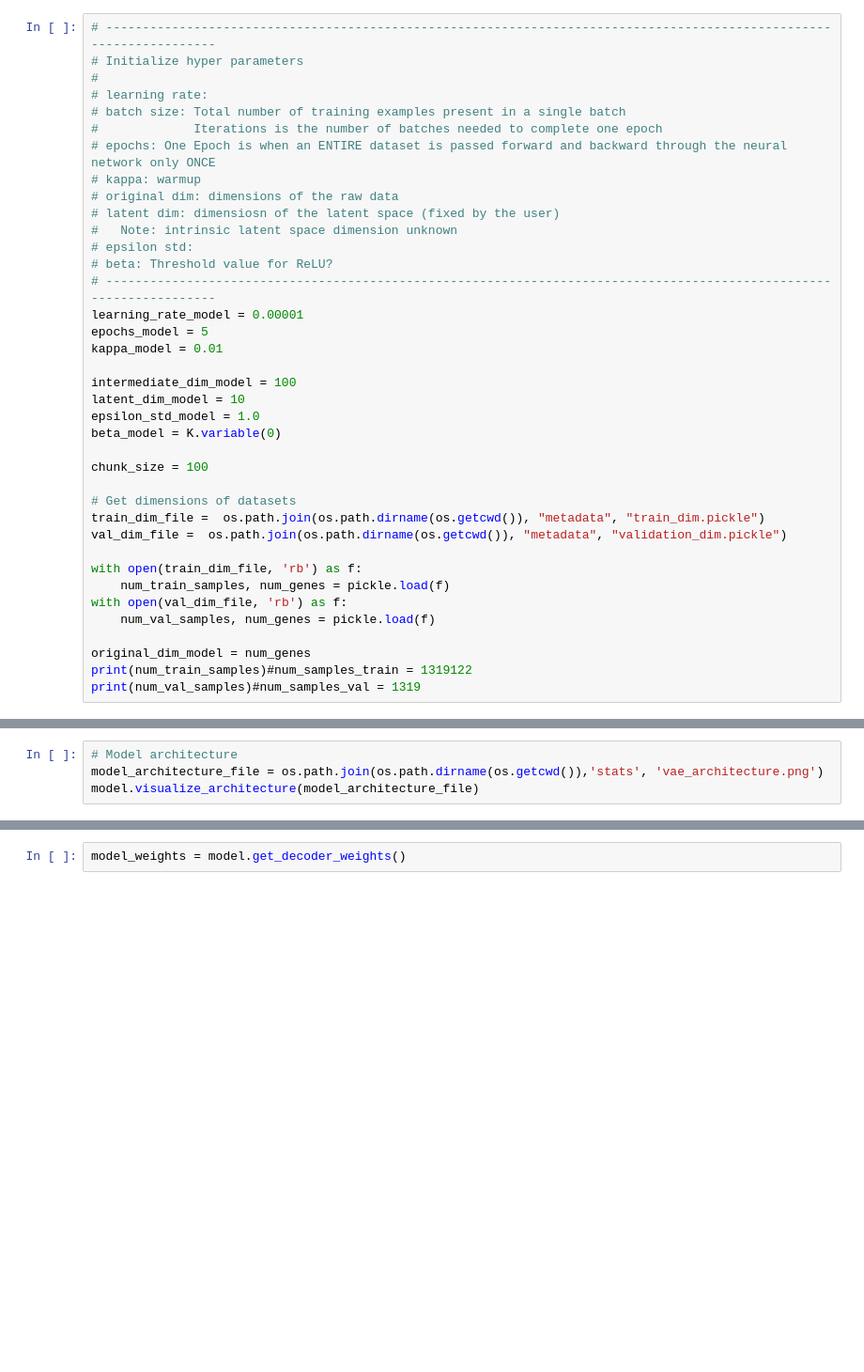
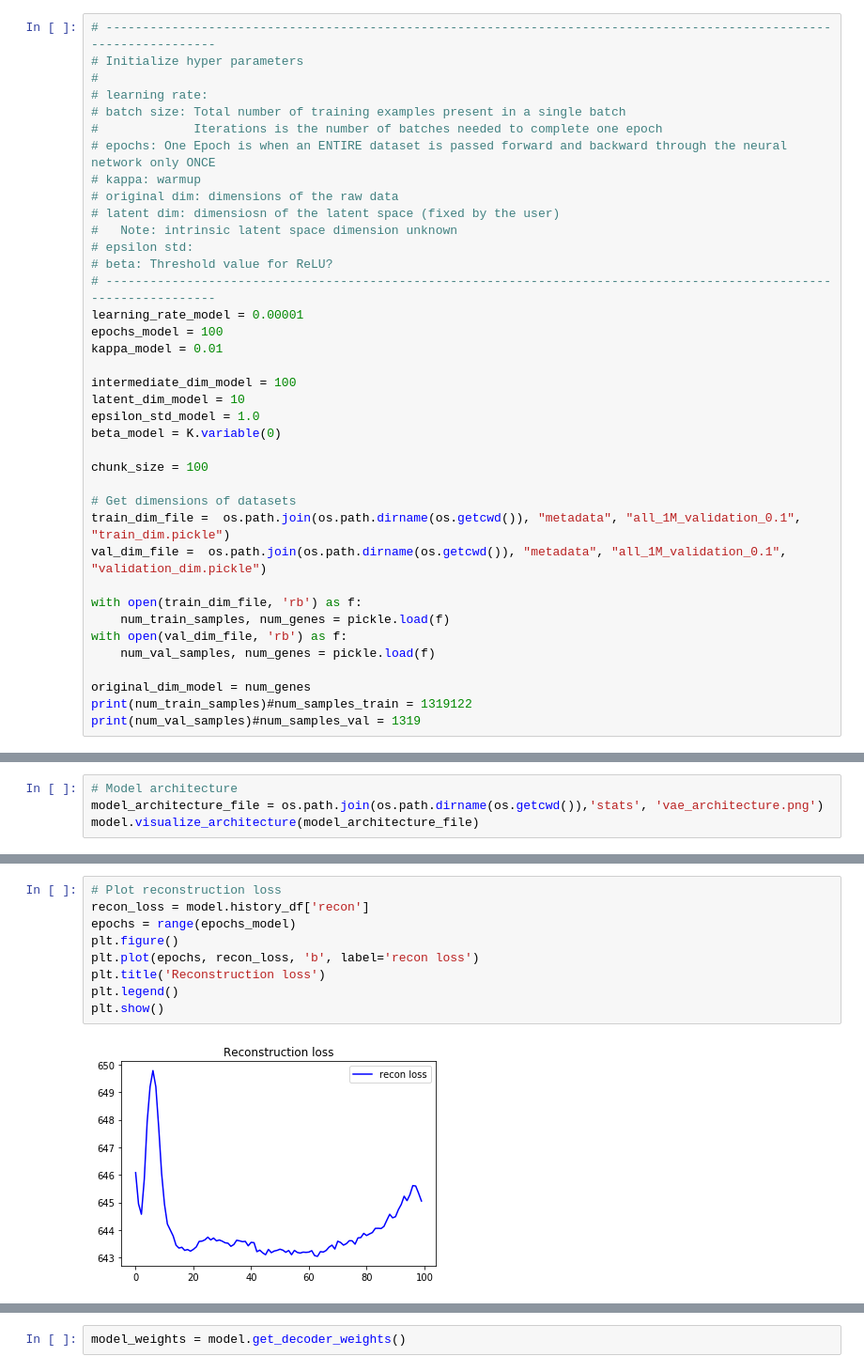
Before and after one commit to greenelab/LINCS_latent_space, a Jupyter notebook: scripts/3A_tybalt_2layer_model_generator_separateLoss.ipynb, the cells around one changed output, grey strips where cells are left out. Shown at 94% size. Drawn from its saved outputs; the diff is of its cells as text; blank space fills up the shorter version.

Commit message:
add script to output separate loss curves

```diff
--- a/scripts/3A_tybalt_2layer_model_generator_separateLoss.ipynb
+++ b/scripts/3A_tybalt_2layer_model_generator_separateLoss.ipynb
@@ -86,7 +86,7 @@ from keras.callbacks import Callback
 # beta: Threshold value for ReLU?
 # --------------------------------------------------------------------------------------------------------------------
 learning_rate_model = 0.00001
-epochs_model = 5
+epochs_model = 100
 kappa_model = 0.01
 
 intermediate_dim_model = 100
@@ -97,8 +97,8 @@ beta_model = K.variable(0)
 chunk_size = 100
 
 # Get dimensions of datasets
-train_dim_file =  os.path.join(os.path.dirname(os.getcwd()), "metadata", "train_dim.pickle")
-val_dim_file =  os.path.join(os.path.dirname(os.getcwd()), "metadata", "validation_dim.pickle")
+train_dim_file =  os.path.join(os.path.dirname(os.getcwd()), "metadata", "all_1M_validation_0.1", "train_dim.pickle")
+val_dim_file =  os.path.join(os.path.dirname(os.getcwd()), "metadata", "all_1M_validation_0.1", "validation_dim.pickle")
 
 with open(train_dim_file, 'rb') as f:
     num_train_samples, num_genes = pickle.load(f)
@@ -188,0 +200,11 @@ AttributeError: 'Tybalt' object has no attribute 'hist'
+# %%
+# Plot reconstruction loss
+recon_loss = model.history_df['recon']
+epochs = range(epochs_model)
+plt.figure()
+plt.plot(epochs, recon_loss, 'b', label='recon loss')
+plt.title('Reconstruction loss')
+plt.legend()
+plt.show()
+# %% [output]
+[figure, added]
```
Also changed, not shown: parts of 4 cells of this notebook, 7 other files.
